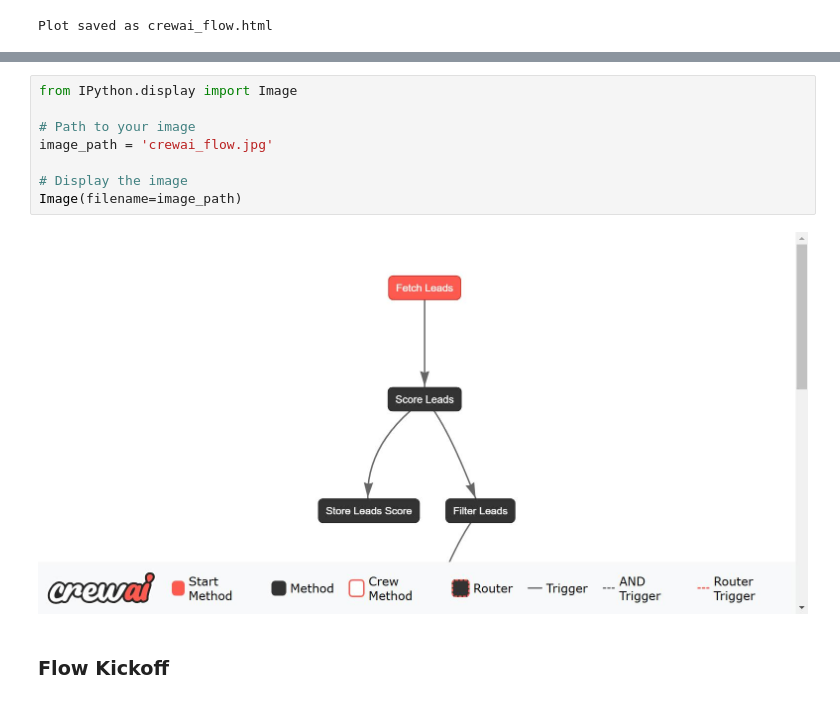
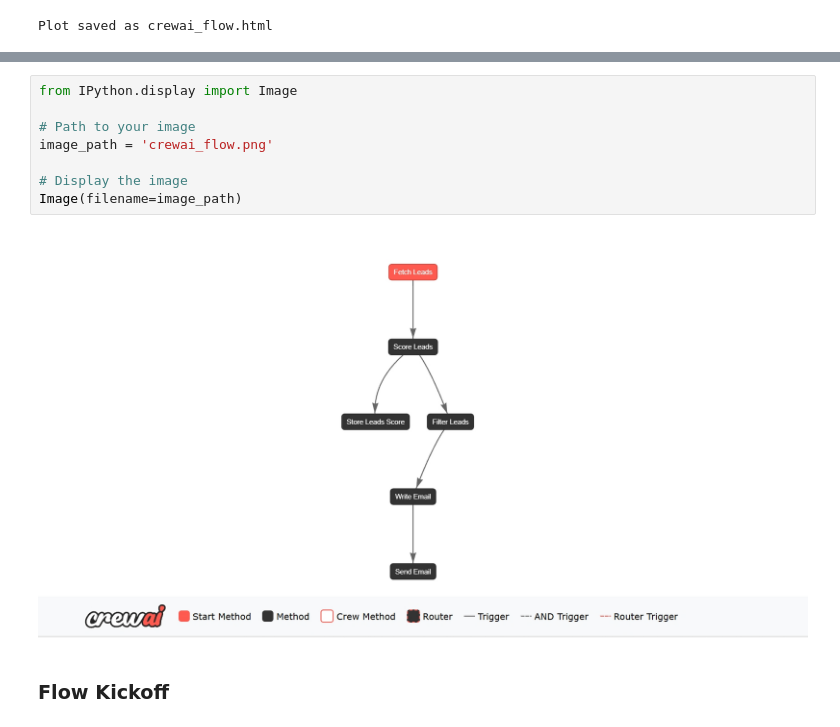
Before and after one commit to micag2025/DeepLearningAI-CrewAI, a Jupyter notebook: Practical_Multi_AI_Agents_and_Advanced_use_cases_with_CrewAI/Agentic_Sales_Pipelines/agentic_sales_pipelines.ipynb, the cells around one changed output, grey strips where cells are left out. Cells and saved outputs as stored; diff of their text form.

```diff
--- a/Practical_Multi_AI_Agents_and_Advanced_use_cases_with_CrewAI/Agentic_Sales_Pipelines/agentic_sales_pipelines.ipynb
+++ b/Practical_Multi_AI_Agents_and_Advanced_use_cases_with_CrewAI/Agentic_Sales_Pipelines/agentic_sales_pipelines.ipynb
@@ -327,13 +247,13 @@ image.convert("RGB").save("crewai_flow.jpg", "JPEG")
-# %%
-from IPython.display import Image
-
-# Path to your image
-image_path = 'crewai_flow.jpg'
-
-# Display the image
-Image(filename=image_path)
-# %% [output]
-[figure, removed]
+# %%
+from IPython.display import Image
+
+# Path to your image
+image_path = 'crewai_flow.png'
+
+# Display the image
+Image(filename=image_path)
+# %% [output]
+[figure, added]
 # %% [markdown]
 ### Flow Kickoff
 # %%
```
Also changed, not shown: parts of 9 cells of this notebook, 2 other files.
